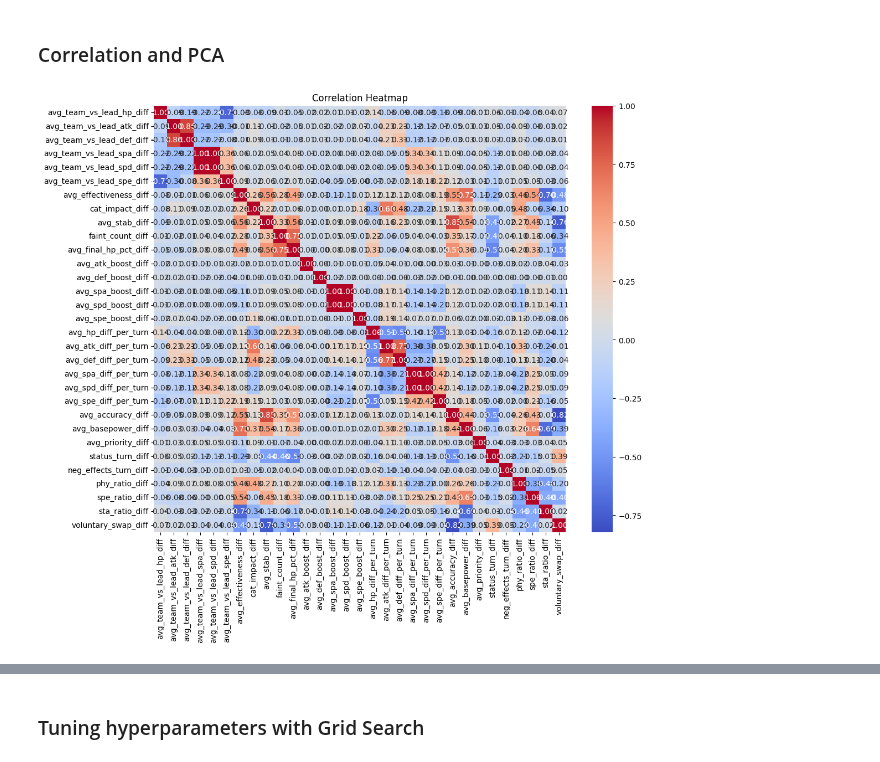
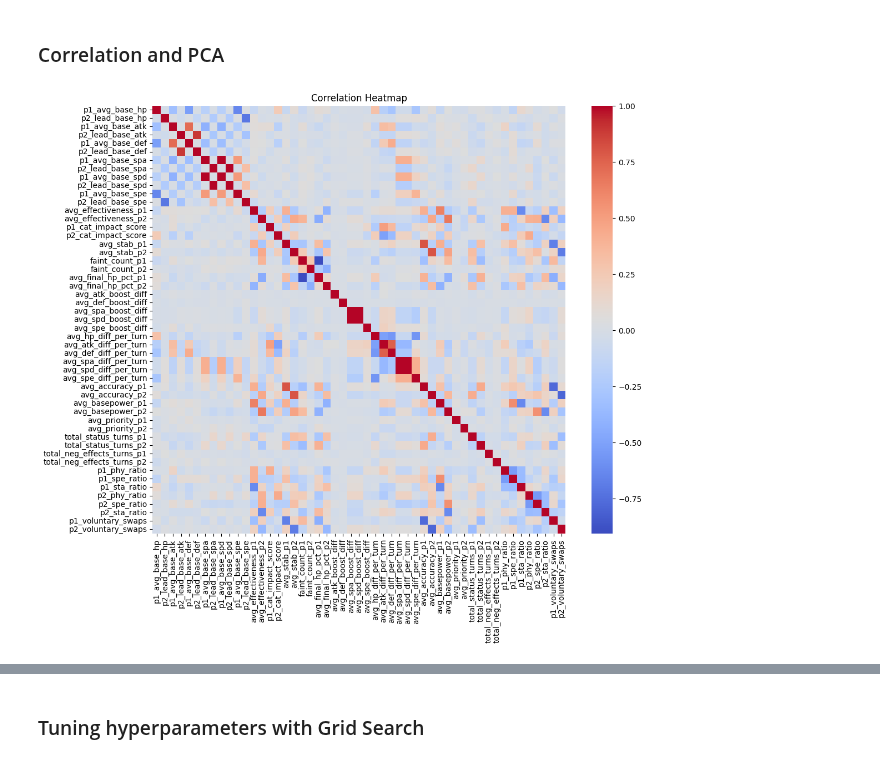
Before and after one commit to LeonardoSani/FDS_challenge, a Jupyter notebook: Notebook.ipynb, the cells around one changed output, grey strips where cells are left out. Drawn from its saved outputs; the diff is of its cells as text; code cells hidden in the pictures.

Commit message:
added the possibility to generate the ds without differences

```diff
--- a/Notebook.ipynb
+++ b/Notebook.ipynb
@@ -352,8 +352,8 @@ status_turn_diff(train_data,difference=True)
 # %% [markdown]
 # The final dataset
 # %%
-final_table_train=generate_features(train_data, flag_test=False)
-final_table_test=generate_features(test_data, flag_test=True)
+final_table_train=generate_features(train_data, difference = False, flag_test=False)
+final_table_test=generate_features(test_data, difference = False, flag_test=True)
 # %%
 final_table_train.head()
 
@@ -387,14 +387,14 @@ X_test.shape
 # %%
 # plot correlation heatmap
 import seaborn as sns
 import matplotlib.pyplot as plt
 corr = X_train.corr()
 plt.figure(figsize=(12,10))
-sns.heatmap(corr, annot=True, fmt=".2f", cmap='coolwarm')
+sns.heatmap(corr, fmt=".2f", cmap='coolwarm')
 plt.title('Correlation Heatmap')
 plt.show()
 # %% [output]
-[figure, old version]
+[figure, new version]
 # %%
 plot_pca_variance(X_train)
 # %% [output]
```
Also changed, not shown: parts of 8 cells of this notebook, 3 other files.
